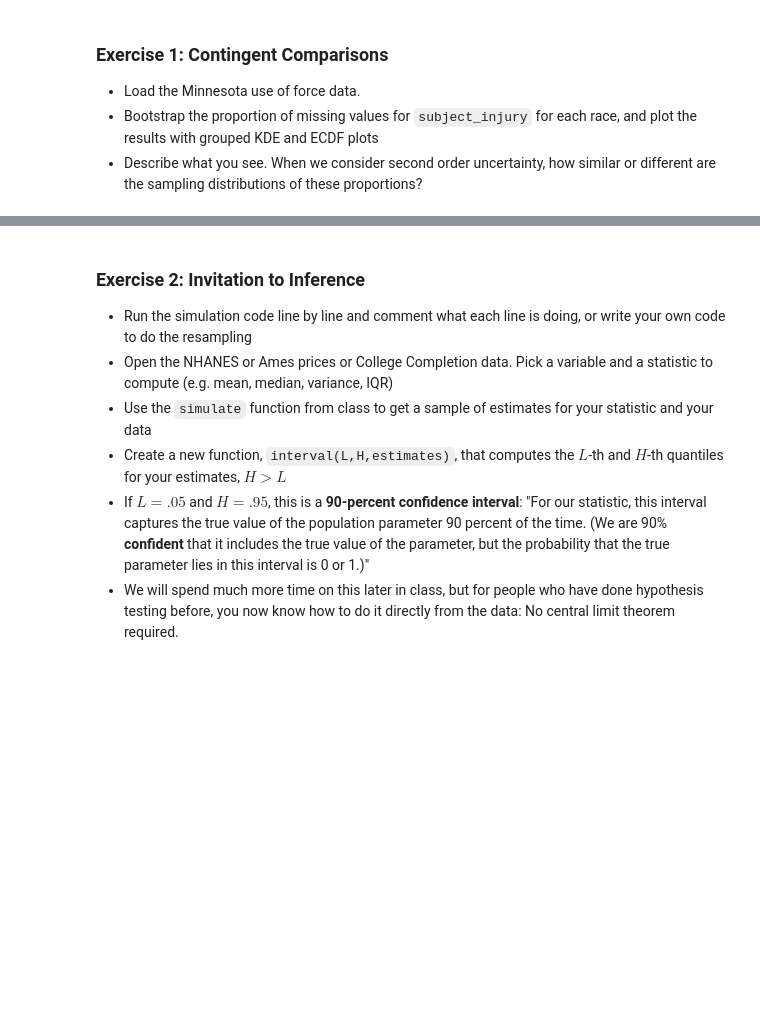
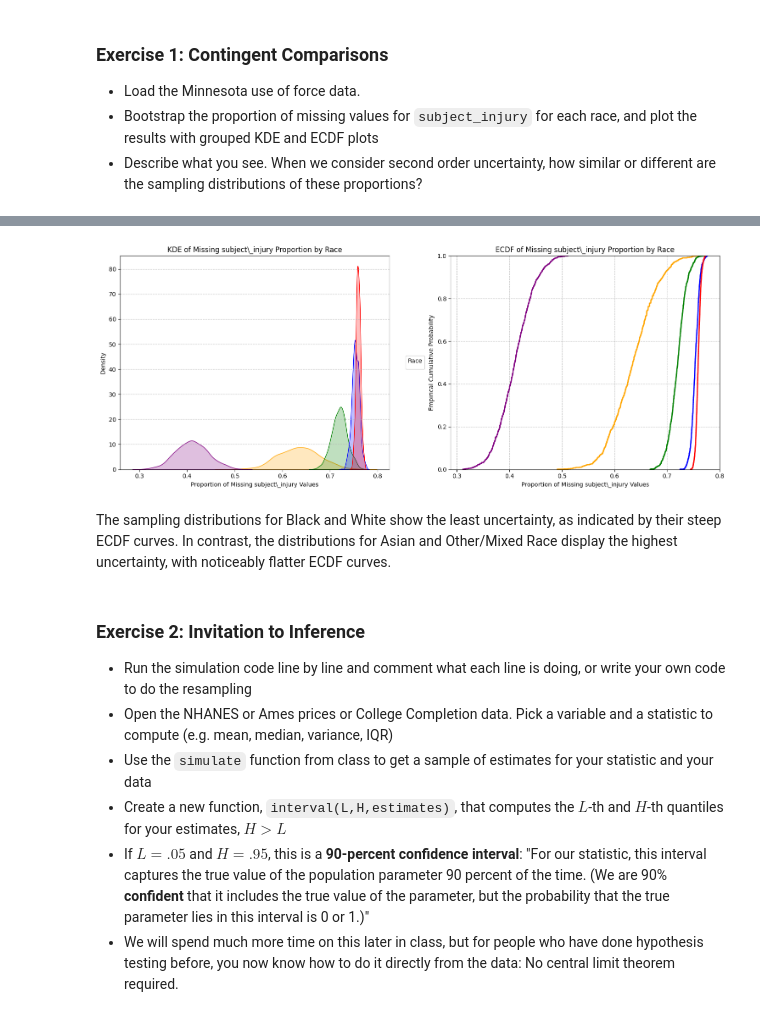
Before and after one commit to BrookeTLumpkin/DS5030-assignment4, a Jupyter notebook: assignment_4.ipynb, the cells around one changed output, grey strips where cells are left out. Drawn from its saved outputs; the diff is of its cells as text; code cells hidden in the pictures; blank space fills up the shorter version.

```diff
--- a/assignment_4.ipynb
+++ b/assignment_4.ipynb
@@ -13,3 +103,56 @@ SyntaxError: Expected one or more names after 'import' (2494350585.py, line 1)
+# %%
+# Load the bootstrap results generated in the previous step
+bootstrap_df = pd.read_csv("bootstrap_missing_prop.csv")
+
+# Filter out 'Pacific Islander' for clearer visualization of the other groups
+# (its proportion of 1.0 with 0 variance would skew the plot scale)
+plot_df = bootstrap_df[bootstrap_df['race'] != 'Pacific Islander'].copy()
+
+race_colors = {
+    'Black': 'red',           # Example: Highlight the largest group in Red
+    'White': 'blue',          # Example: Use Blue for the second largest
+    'Native American': 'green',
+    'Asian': 'orange',
+    'Other / Mixed Race': 'purple'
+}
+
+# Set up the figure for two side-by-side subplots
+fig, axes = plt.subplots(1, 2, figsize=(15, 6))
+
+# --- KDE Plot ---
+# Kernel Density Estimate plot shows the sampling distribution for each race
+sns.kdeplot(data=plot_df, x='missing_prop', hue='race',
+            fill=True, common_norm=False, ax=axes[0], palette=race_colors)
+
+axes[0].set_title('KDE of Missing subject\_injury Proportion by Race')
+axes[0].set_xlabel('Proportion of Missing subject\_injury Values')
+axes[0].set_ylabel('Density')
+axes[0].grid(axis='y', linestyle='--', alpha=0.7)
+# Move legend to outside for better visibility
+axes[0].legend(title='Race', loc='center left', bbox_to_anchor=(1.05, 0.5))
+
+# --- ECDF Plot ---
+# Empirical Cumulative Distribution Function plot helps compare quantiles
+sns.ecdfplot(data=plot_df, x='missing_prop', hue='race', ax=axes[1],
+             palette=race_colors, linewidth=2)
+
+axes[1].set_title('ECDF of Missing subject\_injury Proportion by Race')
+axes[1].set_xlabel('Proportion of Missing subject\_injury Values')
+axes[1].set_ylabel('Empirical Cumulative Probability')
+axes[1].grid(axis='both', linestyle='--', alpha=0.7)
+
+# Remove the redundant legend from the ECDF plot
+if axes[1].get_legend():
+    axes[1].get_legend().remove()
+
+# Adjust layout to make space for the legend
+plt.tight_layout(rect=[0, 0, 1, 1])
+
+plt.show() # Note: This line is commented out as it's not needed in this environment
+# %% [output]
+[figure, added]
+# %% [markdown]
+The sampling distributions for Black and White show the least uncertainty, as indicated by their steep ECDF curves. In contrast, the distributions for Asian and Other/Mixed Race display the highest uncertainty, with noticeably flatter ECDF curves.
 # %% [markdown]
 ### Exercise 2: Invitation to Inference
 - Run the simulation code line by line and comment what each line is doing, or write your own code to do the resampling
```
Also changed, not shown: parts of 26 cells of this notebook.
